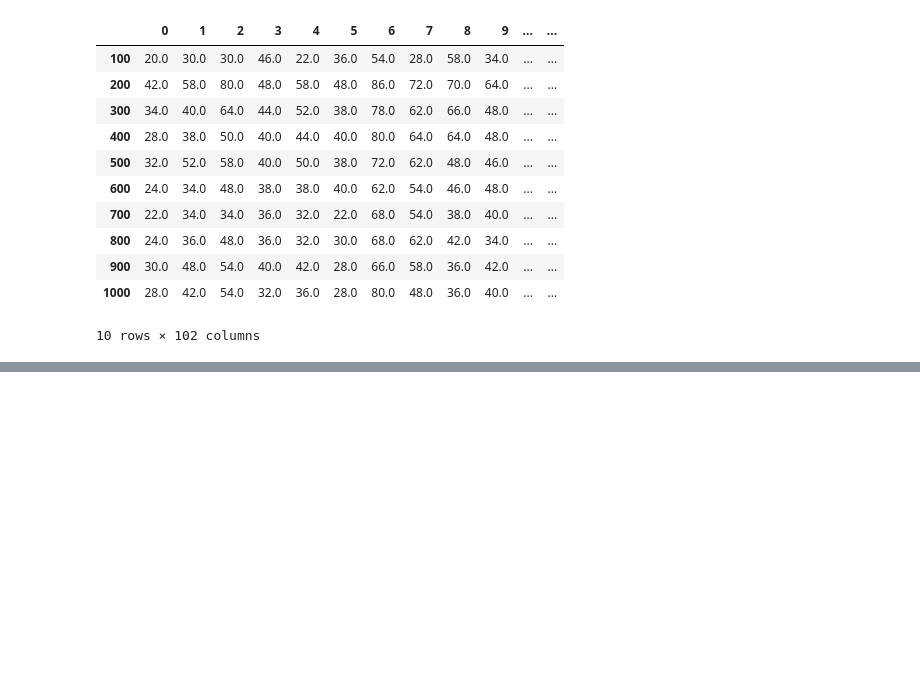
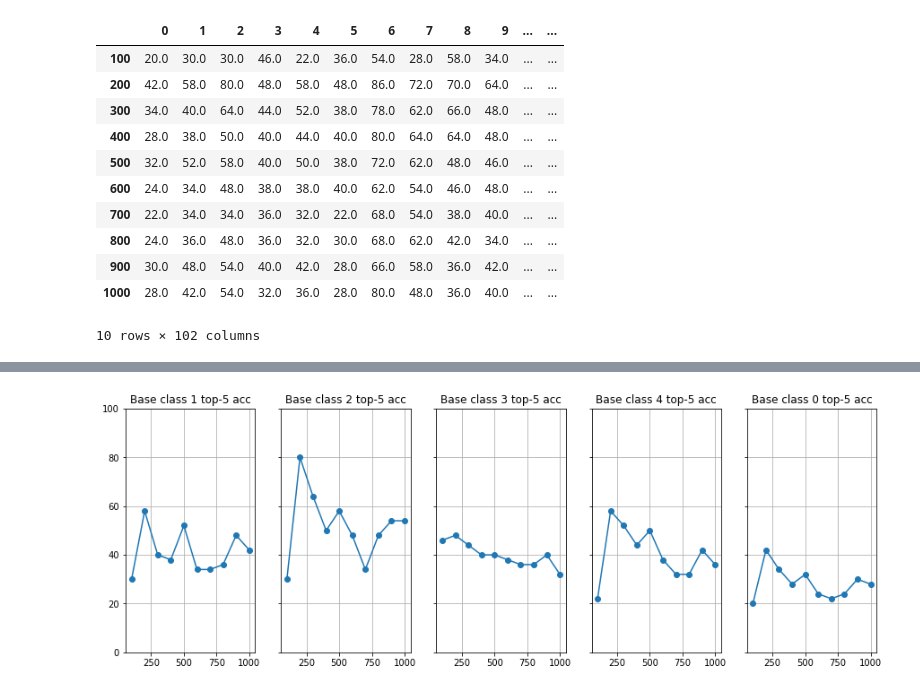
Before and after one commit to lukerbs/REMIND, a Jupyter notebook: image_classification_experiments/model_eval.ipynb, the cells around one changed output, grey strips where cells are left out. Drawn from its saved outputs; the diff is of its cells as text; code cells hidden in the pictures; blank space fills up the shorter version.

```diff
--- a/image_classification_experiments/model_eval.ipynb
+++ b/image_classification_experiments/model_eval.ipynb
@@ -86,11 +75,0 @@ plt.show()
-# %%
-fig, axes = plt.subplots(0, 5)
-for i in range(6):
-#     axes[0, 0]= plot(0, )
-    fig = plt.figure()
-    plt.subplot(1, i+1, i+1)
-    plt.plot(num_classes_trained, top5[str(i)], 'o-')
-    plt.ylim([0, 100])
-    plt.grid()
-
-plt.show()
@@ -104,0 +85,14 @@ plt.show()
+# %%
+# Plotting some base class accuracies over the course of training
+fig, axs = plt.subplots(1, 5, figsize=(15, 5))
+for i in range(5):
+    axs[i-1].plot(num_classes_trained, top5[str(i)], 'o-')
+    axs[i-1].grid()
+    axs[i-1].set(title="Base class " + str(i) + " top-5 acc", ylim=[0, 100])
+
+for ax in fig.get_axes():
+    ax.label_outer()
+
+plt.show()
+# %% [output]
+[figure, added]
```
Also changed, not shown: parts of 6 cells of this notebook.
